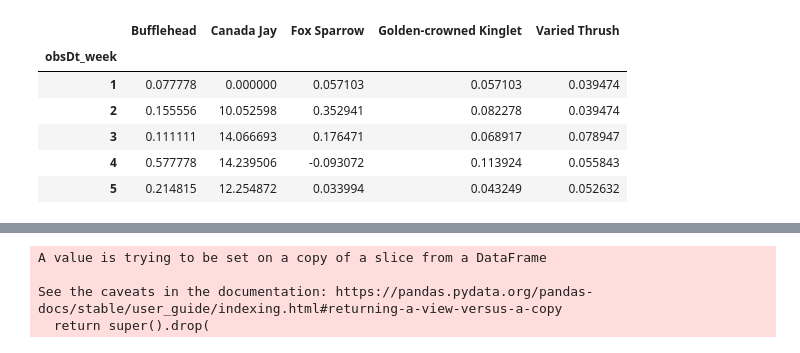
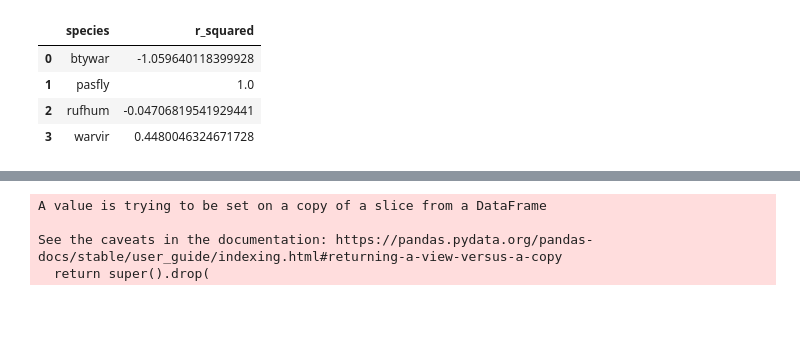
Before and after one commit to Tanag3r/trailheadDirect_birds, a Jupyter notebook: trailheadHabitat_analysis.ipynb, the cells around one changed output, grey strips where cells are left out. Cells and saved outputs as stored; diff of their text form; code cells hidden in the pictures; blank space fills up the shorter version.

```diff
--- a/trailheadHabitat_analysis.ipynb
+++ b/trailheadHabitat_analysis.ipynb
@@ -121,33 +161,11 @@ See the caveats in the documentation: https://pandas.pydata.org/pandas-docs/stab
 # %%
-results = [(method,r2_score(forecast.linear,forecast[method])) for method in list(forecast)[6:]]
-results_df = pd.DataFrame(np.array(results),columns=['Method','r_squared'])
-results_df.sort_values(by='r_squared',ascending=False)
-results_df
+fit = [(species,r2_score(results.pasfly,results[species])) for species in list(results)]
+fit_df = pd.DataFrame(np.array(fit),columns=['species','r_squared'])
+fit_df.sort_values(by='r_squared',ascending=False)
+fit_df
+# %% [output]
+|  | species | r_squared |
+| 0 | btywar | -1.059640118399928 |
+| 1 | pasfly | 1.0 |
+| 2 | rufhum | -0.04706819541929441 |
+| 3 | warvir | 0.4480046324671728 |
-# %%
-#interpolation testing
-
-speciesKeys = model___winterSpringWinter.drop_duplicates(subset=['comName'])
-helpList = []
-weekSeries = pd.DataFrame(range(1,53),columns=['week'])
-for comName in speciesKeys.itertuples():
-    winterGuy = model___winterSpringWinter[model___winterSpringWinter['comName']== comName.comName]
-    winterGuy = winterGuy[['obsDt_week','relativeAbundance']].set_index('obsDt_week')
-    winterGuy = winterGuy.interpolate(method='polynomial',order=5,limit=6,limit_direction='both')
-#normalize
-    #winterGuy_max = winterGuy['relativeAbundance'].max()
-    #winterGuy_min = winterGuy['relativeAbundance'].min()
-    #winterGuy['Norm_relativeAbundance'] = winterGuy['relativeAbundance'].apply(lambda n: ((n-winterGuy_min)/(winterGuy_max-winterGuy_min)))
-    winterGuy.rename(columns={'relativeAbundance':comName.comName},inplace=True)
-    helpList.append(winterGuy)
-    #results = pd.merge(right=weekSeries,right_on='week',left=winterGuy,left_on='obsDt_week',how='left')
-results = pd.concat(helpList,axis=1)
-results = results.fillna(method='bfill',axis=1)
-results.head(5)
-# %% [output]
-|  | Bufflehead | Canada Jay | Fox Sparrow | Golden-crowned Kinglet | Varied Thrush |
-| obsDt_week |  |  |  |  |  |
-| 1 | 0.077778 | 0.000000 | 0.057103 | 0.057103 | 0.039474 |
-| 2 | 0.155556 | 10.052598 | 0.352941 | 0.082278 | 0.039474 |
-| 3 | 0.111111 | 14.066693 | 0.176471 | 0.068917 | 0.078947 |
-| 4 | 0.577778 | 14.239506 | -0.093072 | 0.113924 | 0.055843 |
-| 5 | 0.214815 | 12.254872 | 0.033994 | 0.043249 | 0.052632 |
```
Also changed, not shown: parts of 9 cells of this notebook.
